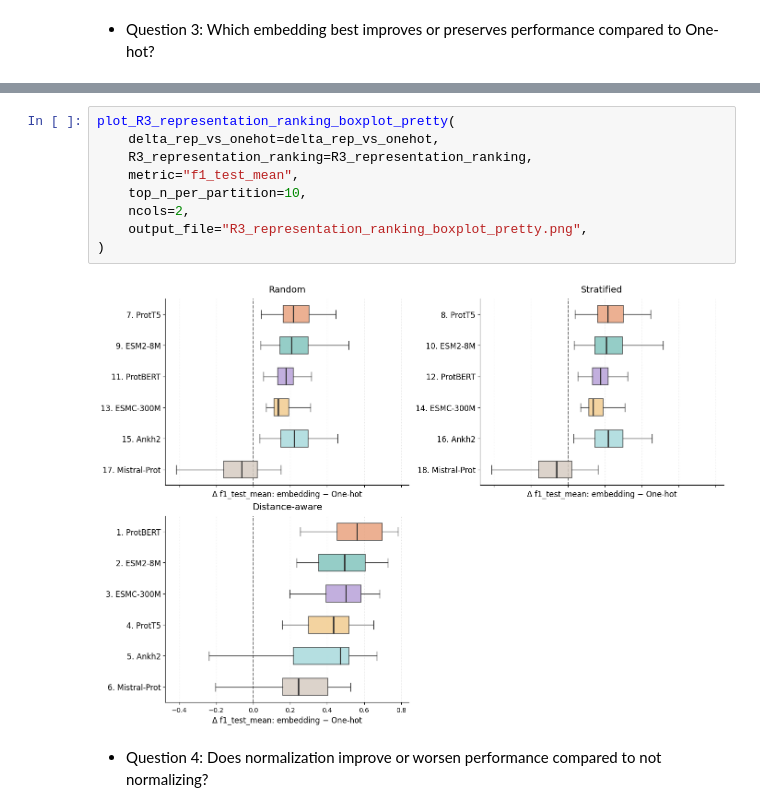
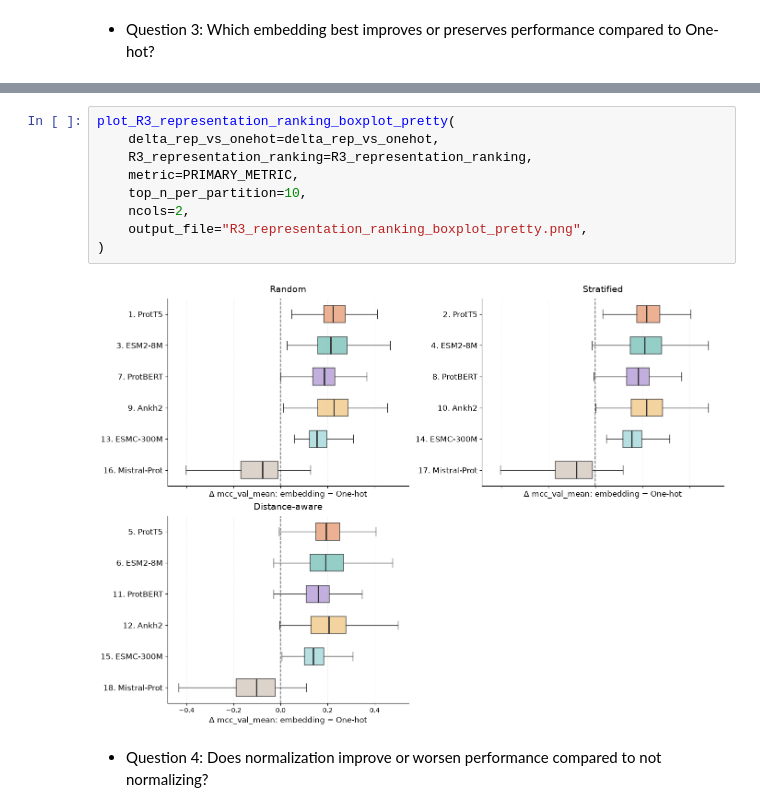
Before and after one commit to kren-ai-lab/protein_ml_decision_analysis, a Jupyter notebook: notebooks_and_scripts/analysed_training/paired_delta_analysis.ipynb, the cells around one changed output, grey strips where cells are left out. Saved outputs shown, nothing was run; the diff lists cells and outputs as text.

```diff
--- a/notebooks_and_scripts/analysed_training/paired_delta_analysis.ipynb
+++ b/notebooks_and_scripts/analysed_training/paired_delta_analysis.ipynb
@@ -448,14 +448,14 @@ display(
 # %%
 plot_R3_representation_ranking_boxplot_pretty(
     delta_rep_vs_onehot=delta_rep_vs_onehot,
     R3_representation_ranking=R3_representation_ranking,
-    metric="f1_test_mean",
+    metric=PRIMARY_METRIC,
     top_n_per_partition=10,
     ncols=2,
     output_file="R3_representation_ranking_boxplot_pretty.png",
 )
 # %% [output]
-[figure, old version]
+[figure, new version]
 # %% [markdown]
 - Question 4: Does normalization improve or worsen performance compared to not normalizing?
 # %%
```
Also changed, not shown: parts of 57 cells of this notebook, 5 other files.
